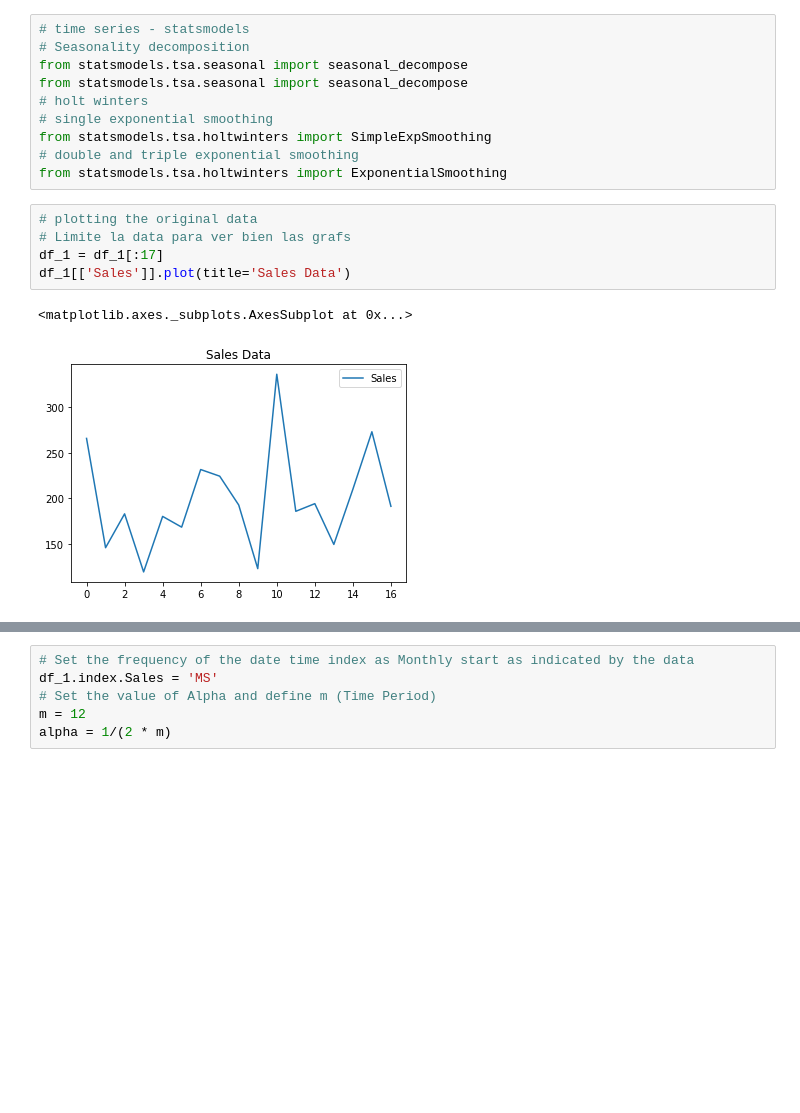
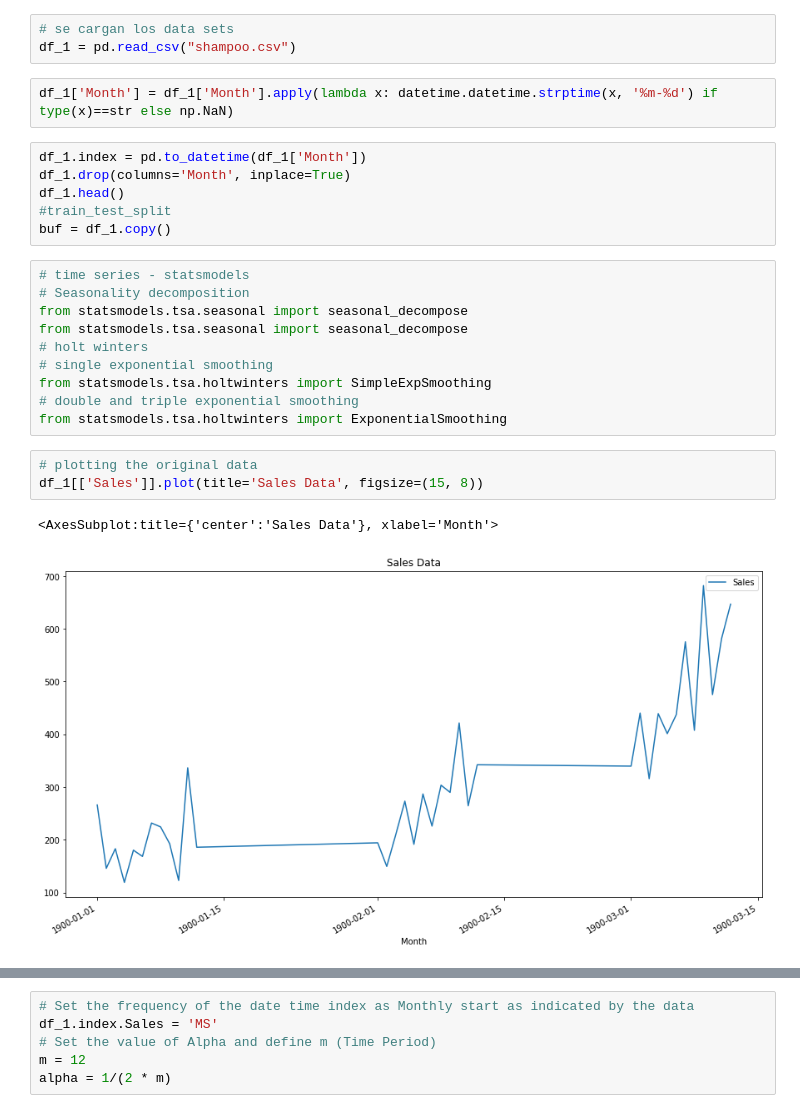
Before and after one commit to CamilaGO/Lab7-ds, a Jupyter notebook: Laboratorio 7 - Shampoo.ipynb, the cells around one changed output, grey strips where cells are left out. Cells and saved outputs as stored; diff of their text form; blank space fills up the shorter version.

Commit message:
shampoo

```diff
--- a/Laboratorio 7 - Shampoo.ipynb
+++ b/Laboratorio 7 - Shampoo.ipynb
@@ -142,6 +218,17 @@ df_1[['Sales', 'forecast']].plot(figsize=(12, 8))
 #### 3. Winter-Holt
 # %% [markdown]
 - Fuente de consulta: https://medium.com/analytics-vidhya/python-code-on-holt-winters-forecasting-3843808a9873
+# %%
+# se cargan los data sets
+df_1 = pd.read_csv("shampoo.csv")
+# %%
+df_1['Month'] = df_1['Month'].apply(lambda x: datetime.datetime.strptime(x, '%m-%d') if type(x)==str else np.NaN)
+# %%
+df_1.index = pd.to_datetime(df_1['Month'])
+df_1.drop(columns='Month', inplace=True)
+df_1.head()
+#train_test_split
+buf = df_1.copy()
 # %%
 # time series - statsmodels
 # Seasonality decomposition
@@ -154,10 +241,8 @@ from statsmodels.tsa.holtwinters import SimpleExpSmoothing
 from statsmodels.tsa.holtwinters import ExponentialSmoothing
 # %%
 # plotting the original data
-# Limite la data para ver bien las grafs
-df_1 = df_1[:17]
-df_1[['Sales']].plot(title='Sales Data')
+df_1[['Sales']].plot(title='Sales Data', figsize=(15, 8))
 # %% [output]
-<matplotlib.axes._subplots.AxesSubplot at 0x...>
+<AxesSubplot:title={'center':'Sales Data'}, xlabel='Month'>
-[figure, old version]
+[figure, new version]
 # %%
```
Also changed, not shown: parts of 33 cells of this notebook, 4 other files.
